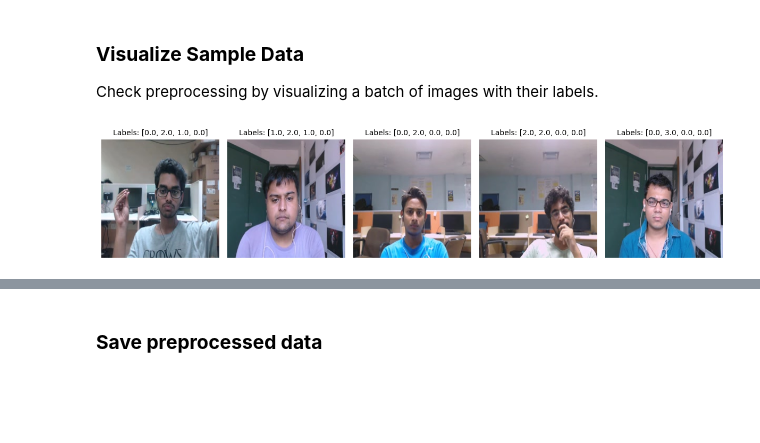
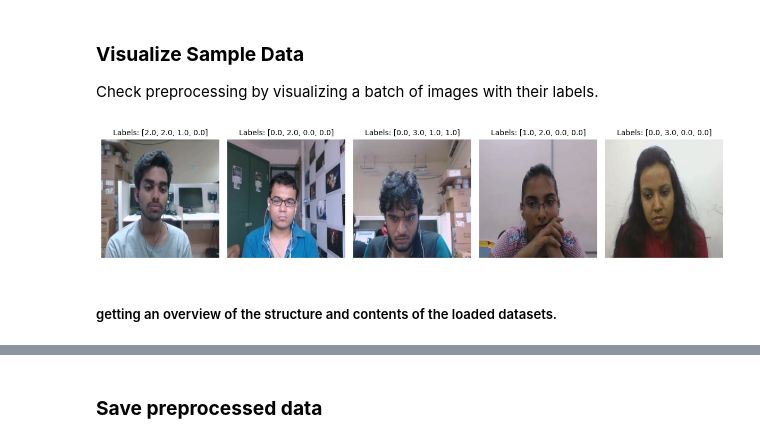
Before and after one commit to Abhisach687/Learner-Engagement-Project, a Jupyter notebook: notebooks/001_data.ipynb, the cells around one changed output, grey strips where cells are left out. Saved outputs shown, nothing was run; the diff lists cells and outputs as text; code cells hidden in the pictures; blank space fills up the shorter version.

Commit message:
data loading logic updated ... bugs fixed

```diff
--- a/notebooks/001_data.ipynb
+++ b/notebooks/001_data.ipynb
@@ -633,10 +361,19 @@ class DAiSEEDataset(Dataset):
 
 **Cache Datasets Using joblib:** To avoid reloading and reprocessing the CSV and dataset objects on every execution, this cell caches the dataset objects to a pickle file using joblib. On subsequent runs, the datasets are loaded directly from the cache, greatly reducing startup time. Insert this cell immediately before your DataLoader creation cell.
 # %%
-# Cache Datasets Using joblib
 import joblib
 from pathlib import Path
+import pandas as pd
+import logging
+from torch.utils.data import Dataset
+from torchvision import transforms
+import os
 
+# Setup logging
+logging.basicConfig(level=logging.INFO)
+logger = logging.getLogger(__name__)
+
+# Now update the caching code.
 cache_file = "cached_datasets.pkl"
 
 if Path(cache_file).exists():
@@ -645,17 +382,20 @@ if Path(cache_file).exists():
 else:
     logger.info("Creating datasets and caching them...")
     datasets = {}
+    # The CSV files are now located in the Labels folder under DATASET_ROOT.
     for split_name, transform, csv_name in [
         ("Train", train_transform, "TrainLabels.csv"),
         ("Validation", valid_transform, "ValidationLabels.csv"),
         ("Test", valid_transform, "TestLabels.csv")
     ]:
         csv_path = DATASET_ROOT / "Labels" / csv_name
-        datasets[split_name] = DAiSEEDataset(
+        dataset = DAiSEEDataset(
             root=FRAMES_ROOT,
             csv_path=csv_path,
             transform=transform
         )
+        datasets[split_name] = dataset
+        logger.info(f"Missing video directories in {split_name}: {dataset.missing_videos}")
     joblib.dump(datasets, cache_file)
     logger.info("Datasets cached successfully.")
 # %% [output]
@@ -815,0 +524,27 @@ def generate_labels_files(csv_path, new_labels_path, frames_root):
+# %%
+def get_dataloaders(dataset_root):
+    labels_path = dataset_root / "Labels"
+
+    datasets = {
+        "Train": DAiSEEDataset(FRAMES_ROOT, labels_path / "TrainLabels.csv", transform=train_transform),
+        "Validation": DAiSEEDataset(FRAMES_ROOT, labels_path / "ValidationLabels.csv", transform=valid_transform),
+        "Test": DAiSEEDataset(FRAMES_ROOT, labels_path / "TestLabels.csv", transform=valid_transform)
+    }
+
+    dataloaders = {}
+    batch_size = 16
+    num_workers = 0  # Use 0 for Windows
+
+    for split, dataset in datasets.items():
+        dataloaders[split] = DataLoader(
+            dataset,
+            batch_size=batch_size,
+            shuffle=True if split == "Train" else False,
+            num_workers=num_workers,
+            pin_memory=True
+        )
+
+    return dataloaders
+
+print("Creating data loaders...")
+dataloaders = get_dataloaders(DATASET_ROOT)
@@ -935,32 +591,34 @@ def display_samples(data_loader, n_samples=5):
     inv_trans = transforms.Compose([
         transforms.Normalize(mean=[-0.485/0.229, -0.456/0.224, -0.406/0.225],
                              std=[1/0.229, 1/0.224, 1/0.225]),
     ])
 
     plt.figure(figsize=(12, 4))
     for i in range(min(n_samples, len(images))):
         # Apply inverse normalization
         img = inv_trans(images[i])
         # If the returned tensor is sparse, convert it to a dense tensor
         if img.is_sparse:
             img = img.to_dense()
         # Remove extra dimensions
         img = img.squeeze()
         # If still 4D, remove the extra dimension
         if img.dim() == 4:
             img = img[0]
         # Convert from [C, H, W] to [H, W, C] for display
         img = img.permute(1, 2, 0).clamp(0, 1)
 
         plt.subplot(1, n_samples, i + 1)
         plt.imshow(img.numpy())
         plt.title(f"Labels: {labels[i].tolist()}", fontsize=10)
         plt.axis("off")
 
     plt.tight_layout()
     plt.show()
 
 # Display sample images from the training set using the "Train" loader.
-display_samples(loaders["Train"], n_samples=5)
+display_samples(dataloaders["Train"], n_samples=5)
 # %% [output]
-[figure, old version]
+[figure, new version]
+# %% [markdown]
+##### getting an overview of the structure and contents of the loaded datasets.
```
Also changed, not shown: parts of 17 cells of this notebook, 8 other files.
